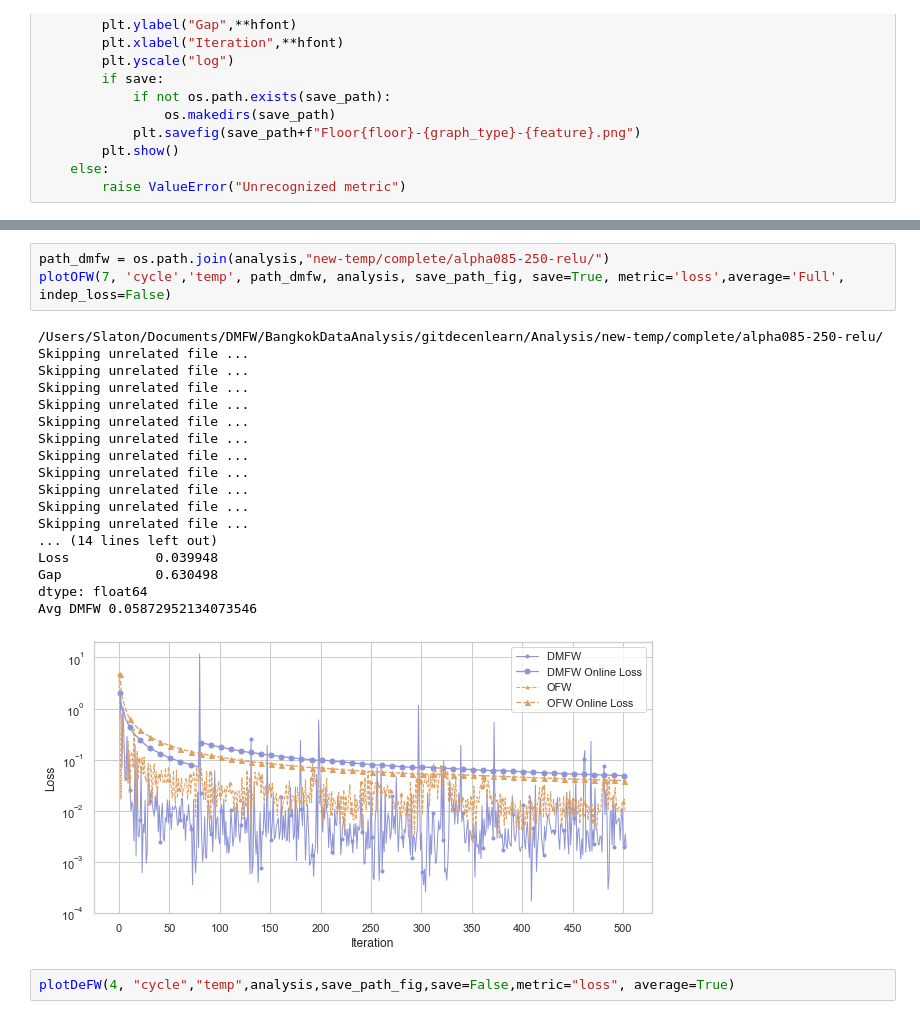
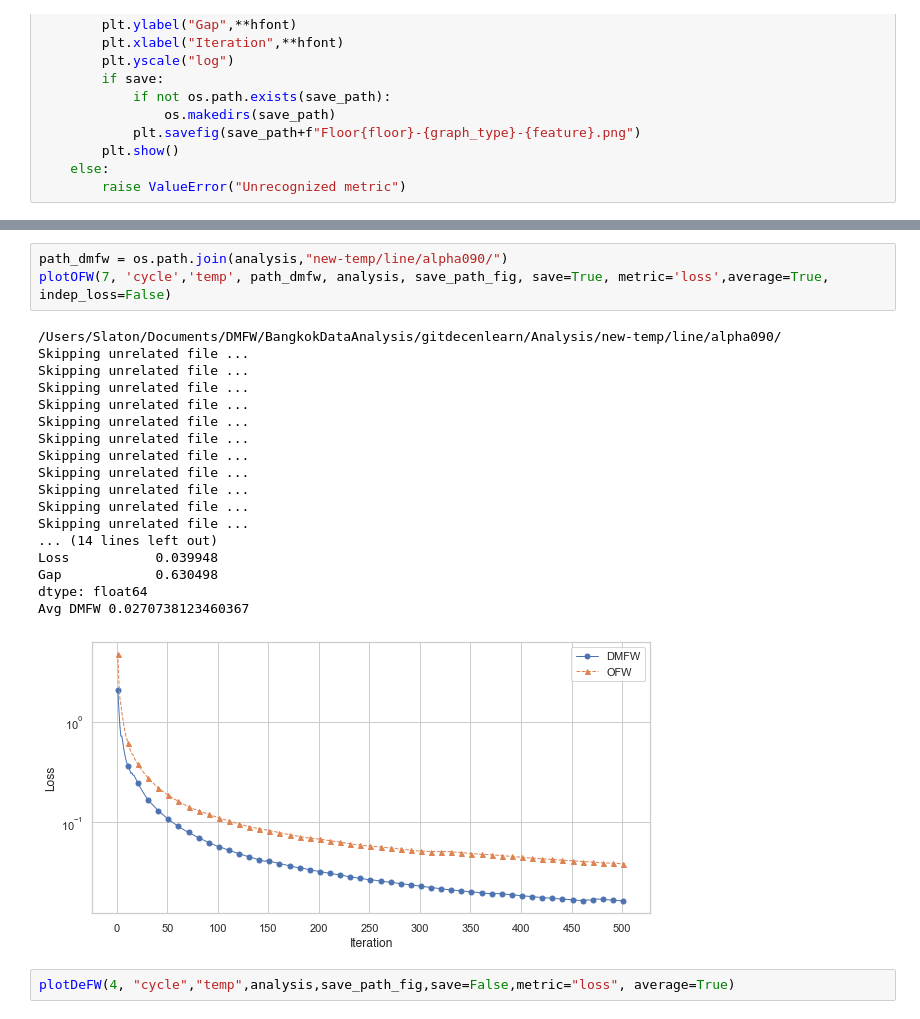
Before and after one commit to AnganMitra/decentralearn, a Jupyter notebook: DMFW/src/GeneratePlot.ipynb, the cells around one changed output, grey strips where cells are left out. Saved outputs shown, nothing was run; the diff lists cells and outputs as text.

```diff
--- a/DMFW/src/GeneratePlot.ipynb
+++ b/DMFW/src/GeneratePlot.ipynb
@@ -220,27 +217,27 @@ def plotOFW(floor, graph_type, feature, path_dmfw, path_analysis, save_path, sav
         plt.savefig(save_path_feat+f"Floor{floor}-{metric}-{graph_type}-{average}-{indep_loss}.png")
     plt.show()
 # %%
-path_dmfw = os.path.join(analysis,"new-temp/complete/alpha085-250-relu/")
-plotOFW(7, 'cycle','temp', path_dmfw, analysis, save_path_fig, save=True, metric='loss',average='Full', indep_loss=False)
+path_dmfw = os.path.join(analysis,"new-temp/line/alpha090/")
+plotOFW(7, 'cycle','temp', path_dmfw, analysis, save_path_fig, save=True, metric='loss',average=True, indep_loss=False)
 # %% [output]
-/Users/Slaton/Documents/DMFW/BangkokDataAnalysis/gitdecenlearn/Analysis/new-temp/complete/alpha085-250-relu/
+/Users/Slaton/Documents/DMFW/BangkokDataAnalysis/gitdecenlearn/Analysis/new-temp/line/alpha090/
 Skipping unrelated file ...
 Skipping unrelated file ...
 Skipping unrelated file ...
 Skipping unrelated file ...
 Skipping unrelated file ...
 Skipping unrelated file ...
 Skipping unrelated file ...
 Skipping unrelated file ...
 Skipping unrelated file ...
 Skipping unrelated file ...
 Skipping unrelated file ...
 ... (14 lines left out)
 Loss           0.039948
 Gap            0.630498
 dtype: float64
-Avg DMFW 0.05872952134073546
+Avg DMFW 0.0270738123460367
-[figure, old version]
+[figure, new version]
 # %%
 plotDeFW(4, "cycle","temp",analysis,save_path_fig,save=False,metric="loss", average=True)
 # %% [output]
```
Also changed, not shown: parts of 24 cells of this notebook, 59 other files.
